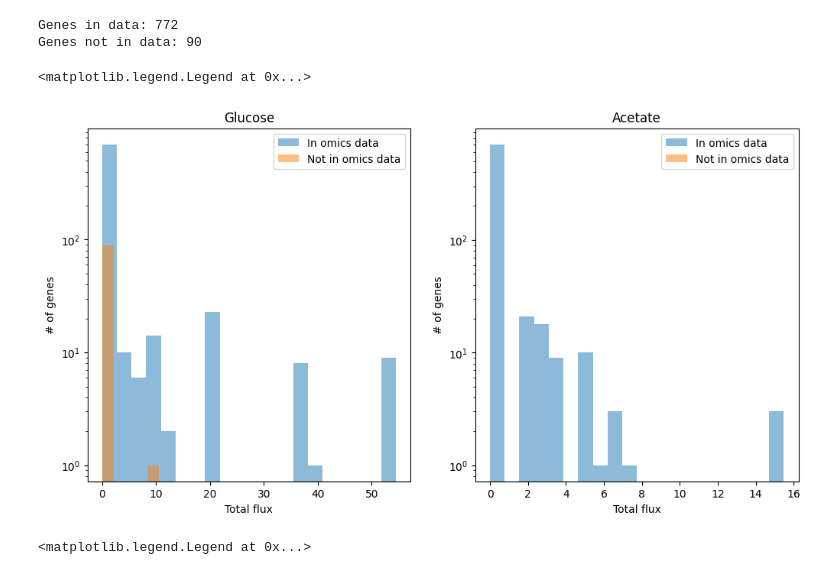
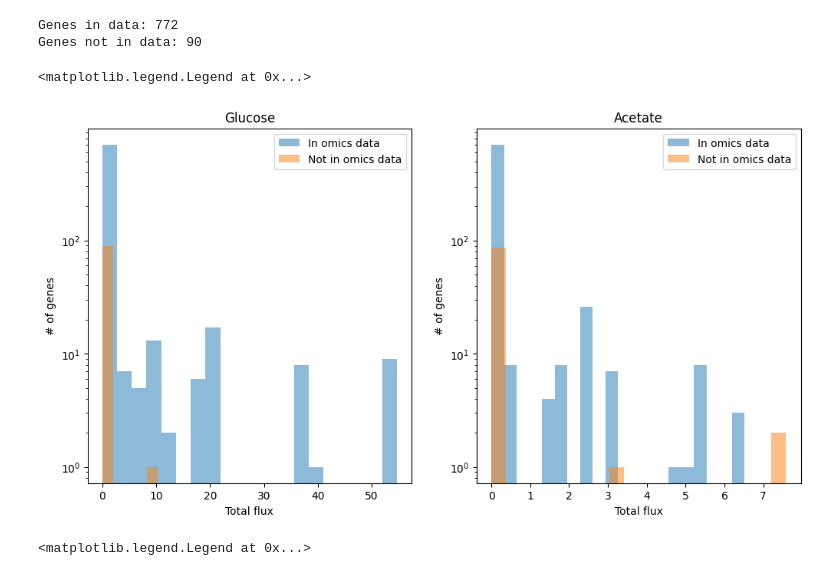
Before and after one commit to C-CoMP-STC/rpom-fba, a Jupyter notebook: notebooks/low_expression_genes.ipynb, the cells around one changed output. Drawn from its saved outputs; the diff is of its cells as text; code cells hidden in the pictures.

```diff
--- a/notebooks/low_expression_genes.ipynb
+++ b/notebooks/low_expression_genes.ipynb
@@ -63,3 +34,22 @@ with model:
+# %%
+# Get flux vectors for growth on glucose, acetate
+with model:
+    ex_glc.bounds = (-12, 0)
+
+    # After running this analysis once, I identified VALINE-PYRUVATE-AMINOTRANSFER-RXN
+    # as a high-flux reaction with no genes that likely does not exist in R. pom.
+    model.reactions.get_by_id("VALINE-PYRUVATE-AMINOTRANSFER-RXN").bounds = (0, 0)
+
+    glc_flux = model.optimize().fluxes
+
+with model:
+    ex_ace.bounds = (-3, 0)
+
+    # After running this analysis once, I identified VALINE-PYRUVATE-AMINOTRANSFER-RXN
+    # as a high-flux reaction with no genes that likely does not exist in R. pom.
+    model.reactions.get_by_id("VALINE-PYRUVATE-AMINOTRANSFER-RXN").bounds = (0, 0)
+
+    ace_flux = model.optimize().fluxes
 # %%
 in_data = []
 not_in_data = []
@@ -80,35 +70,35 @@ fig, (ax1, ax2) = plt.subplots(1, 2, figsize=(12, 6))
 
 
 ax1.hist([sum([abs(glc_flux[rxn.id]) for rxn in gene.reactions]) for gene in in_data],
          bins=20,
          alpha=0.5,
          label="In omics data")
 ax1.hist([sum([abs(glc_flux[rxn.id]) for rxn in gene.reactions]) for gene in not_in_data],
          bins=5,
          alpha=0.5,
          label="Not in omics data")
 ax1.set_ylabel("# of genes")
 ax1.set_xlabel("Total flux")
 ax1.set_title("Glucose")
 ax1.set_yscale("log")
 ax1.legend()
 
 ax2.hist([sum([abs(ace_flux[rxn.id]) for rxn in gene.reactions]) for gene in in_data],
          bins=20,
          alpha=0.5,
          label="In omics data")
 ax2.hist([sum([abs(ace_flux[rxn.id]) for rxn in gene.reactions]) for gene in not_in_data],
-         bins=5,
+         bins=20,
          alpha=0.5,
          label="Not in omics data")
 ax2.set_ylabel("# of genes")
 ax2.set_xlabel("Total flux")
 ax2.set_title("Acetate")
 ax2.set_yscale("log")
 ax2.legend()
 # %% [output]
 <matplotlib.legend.Legend at 0x...>
-[figure, old version]
+[figure, new version]
 # %%
 # Plot histograms of rna counts for genes in model and not in model
 fig, (ax1, ax2) = plt.subplots(1, 2, figsize=(12, 6))
```
Also changed, not shown: parts of 6 cells of this notebook, 21 other files.
